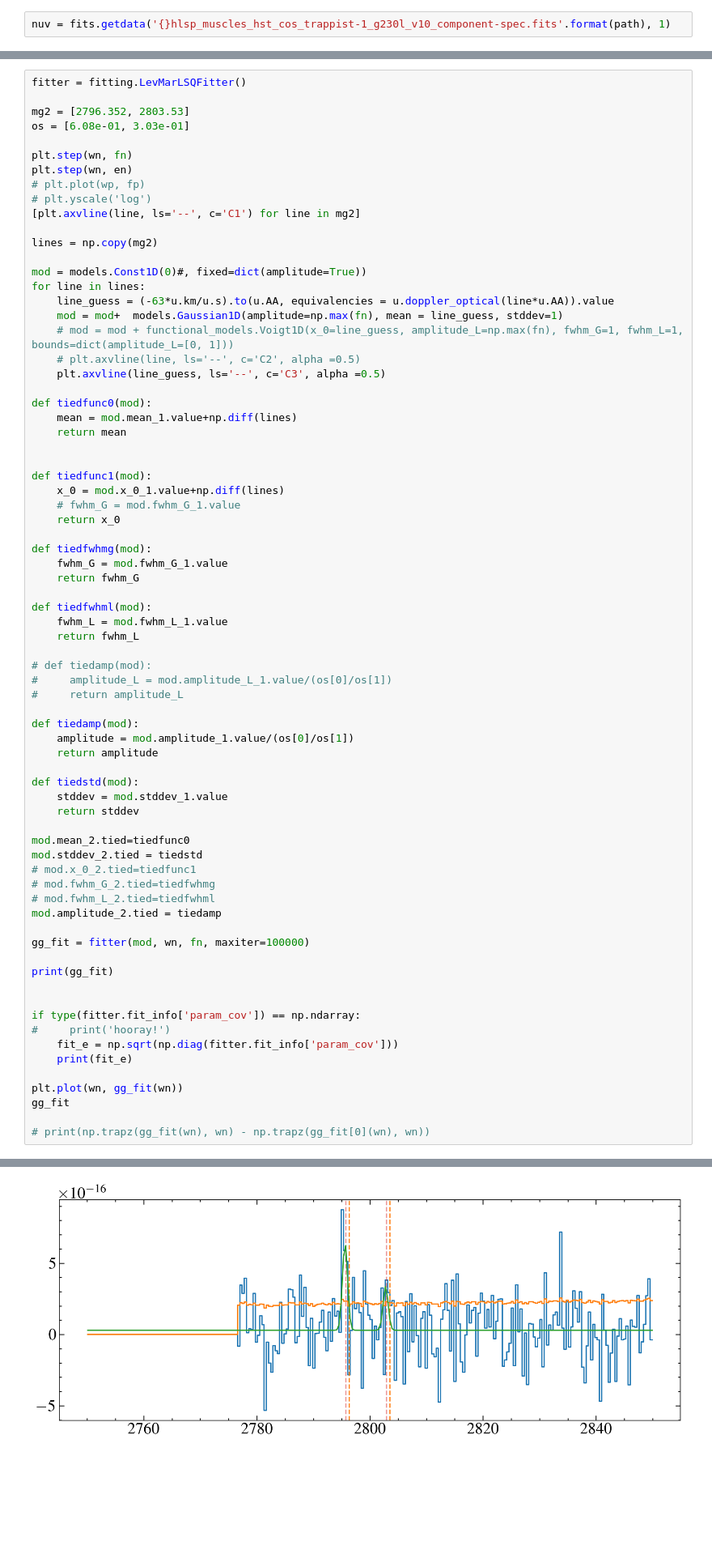
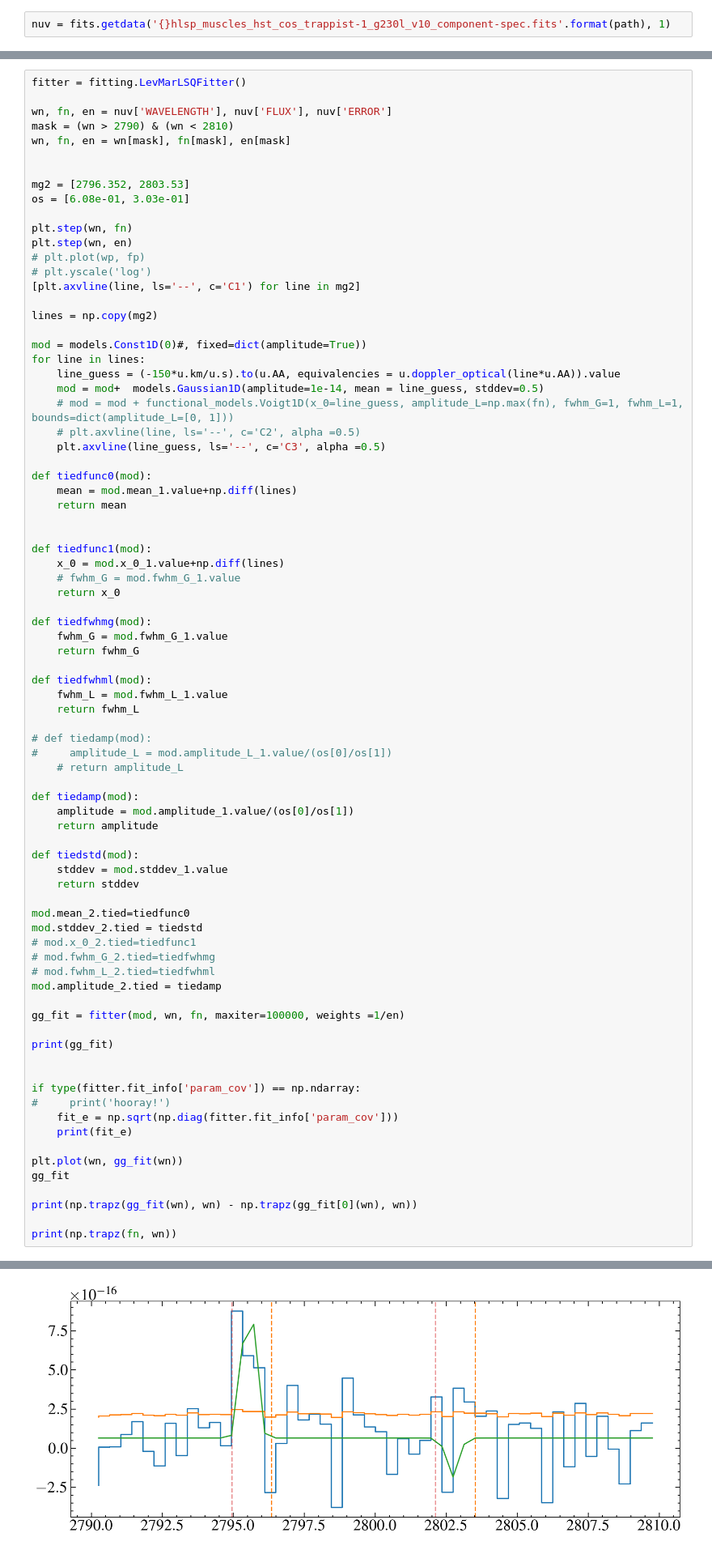
Before and after one commit to davidjwilson/SEDs, a Jupyter notebook: trappist-1/hst_photometry/new_photometry_sim.ipynb, the cells around one changed output, grey strips where cells are left out. Shown: that part at 81% size. Saved outputs shown, nothing was run; the diff lists cells and outputs as text; blank space fills up the shorter version.

```diff
--- a/trappist-1/hst_photometry/new_photometry_sim.ipynb
+++ b/trappist-1/hst_photometry/new_photometry_sim.ipynb
@@ -69,5 +65,10 @@ wn, fn, en = wn[mask], fn[mask], en[mask]
 # %%
 fitter = fitting.LevMarLSQFitter()
+
+wn, fn, en = nuv['WAVELENGTH'], nuv['FLUX'], nuv['ERROR']
+mask = (wn > 2790) & (wn < 2810)
+wn, fn, en = wn[mask], fn[mask], en[mask]
+
 
 mg2 = [2796.352, 2803.53]
 os = [6.08e-01, 3.03e-01]
@@ -82,8 +83,8 @@ lines = np.copy(mg2)
 
 mod = models.Const1D(0)#, fixed=dict(amplitude=True))
 for line in lines:
-    line_guess = (-63*u.km/u.s).to(u.AA, equivalencies = u.doppler_optical(line*u.AA)).value
-    mod = mod+  models.Gaussian1D(amplitude=np.max(fn), mean = line_guess, stddev=1)
+    line_guess = (-150*u.km/u.s).to(u.AA, equivalencies = u.doppler_optical(line*u.AA)).value
+    mod = mod+  models.Gaussian1D(amplitude=1e-14, mean = line_guess, stddev=0.5)
     # mod = mod + functional_models.Voigt1D(x_0=line_guess, amplitude_L=np.max(fn), fwhm_G=1, fwhm_L=1, bounds=dict(amplitude_L=[0, 1]))
     # plt.axvline(line, ls='--', c='C2', alpha =0.5)
     plt.axvline(line_guess, ls='--', c='C3', alpha =0.5)
@@ -108,7 +109,7 @@ def tiedfwhml(mod):
 
 # def tiedamp(mod):
 #     amplitude_L = mod.amplitude_L_1.value/(os[0]/os[1])
-#     return amplitude_L
+    # return amplitude_L
 
 def tiedamp(mod):
     amplitude = mod.amplitude_1.value/(os[0]/os[1])
@@ -125,7 +126,7 @@ mod.stddev_2.tied = tiedstd
 # mod.fwhm_L_2.tied=tiedfwhml
 mod.amplitude_2.tied = tiedamp
 
-gg_fit = fitter(mod, wn, fn, maxiter=100000)
+gg_fit = fitter(mod, wn, fn, maxiter=100000, weights =1/en)
 
 print(gg_fit)
 
@@ -138,7 +139,9 @@ if type(fitter.fit_info['param_cov']) == np.ndarray:
 plt.plot(wn, gg_fit(wn))
 gg_fit
 
-# print(np.trapz(gg_fit(wn), wn) - np.trapz(gg_fit[0](wn), wn))
+print(np.trapz(gg_fit(wn), wn) - np.trapz(gg_fit[0](wn), wn))
+
+print(np.trapz(fn, wn))
 # %% [output]
 Model: CompoundModel
 Inputs: ('x',)
@@ -160 +165 @@ Parameters:
-[figure, old version]
+[figure, new version]
```
Also changed, not shown: parts of 4 cells of this notebook, 14 other files.
